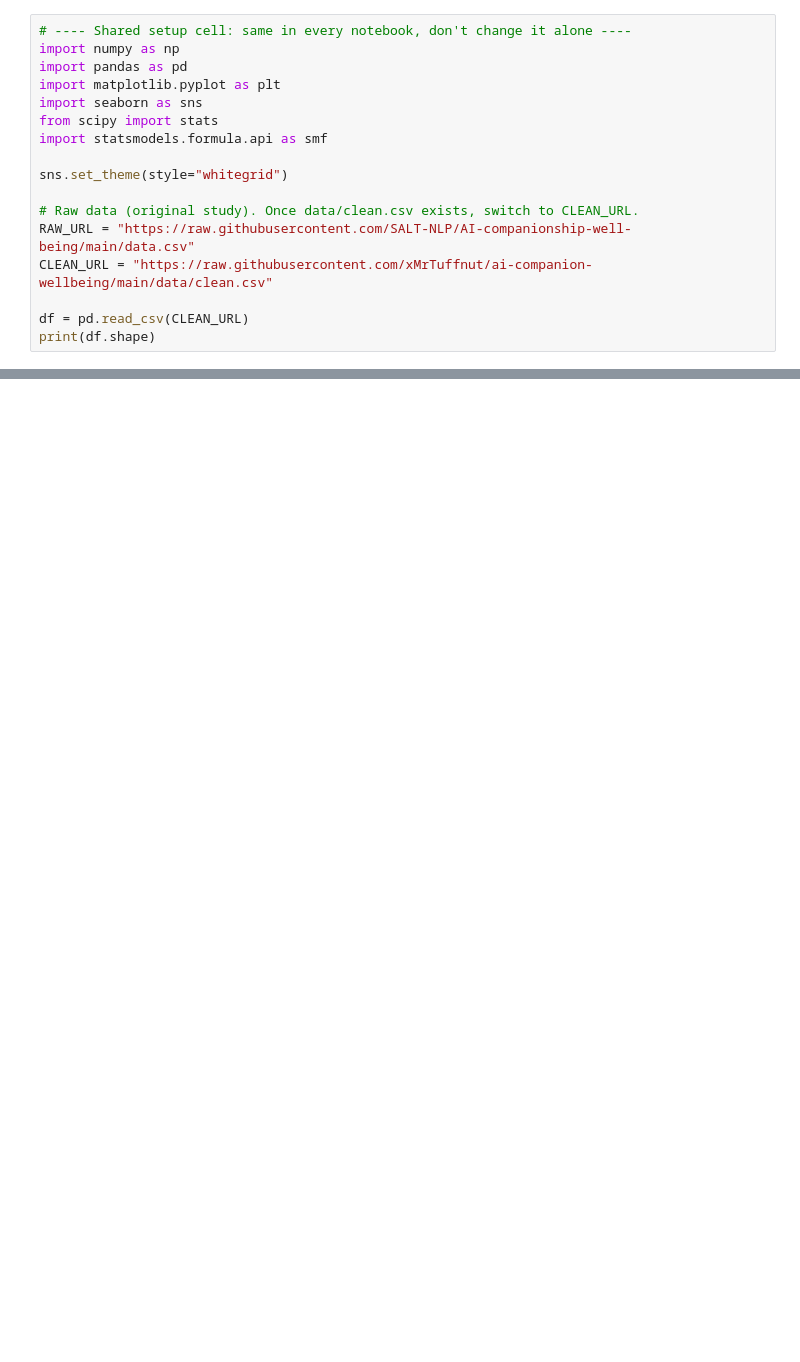
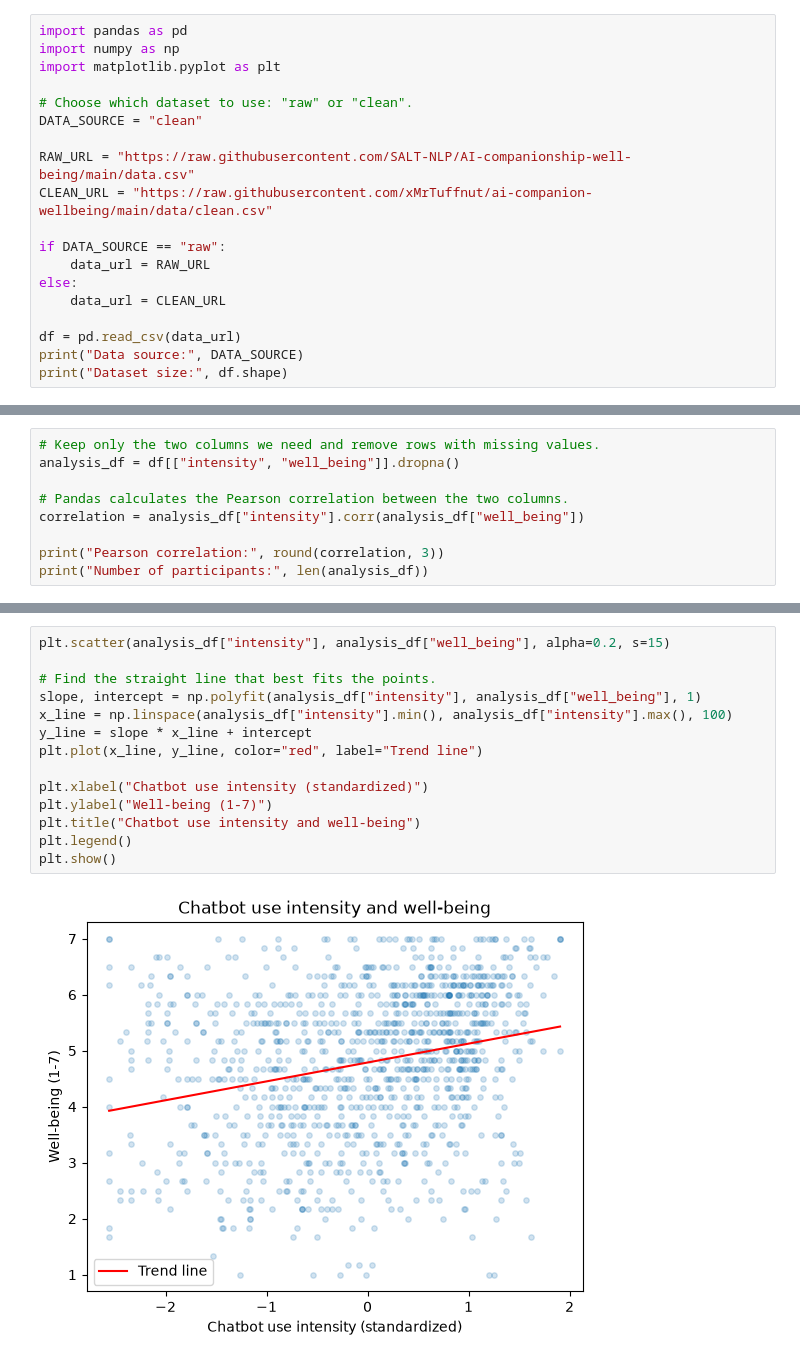
Before and after one commit to xMrTuffnut/ai-companion-wellbeing, a Jupyter notebook: notebooks/03_rq2_intensity.ipynb, the cells around one changed output, grey strips where cells are left out. Cells and saved outputs as stored; diff of their text form; blank space fills up the shorter version.

```diff
--- a/notebooks/03_rq2_intensity.ipynb
+++ b/notebooks/03_rq2_intensity.ipynb
@@ -8,18 +8,20 @@ Rules: only the owner edits this notebook. Before saving to GitHub: *Runtime →
 # %%
-# ---- Shared setup cell: same in every notebook, don't change it alone ----
+import pandas as pd
 import numpy as np
-import pandas as pd
 import matplotlib.pyplot as plt
-import seaborn as sns
-from scipy import stats
-import statsmodels.formula.api as smf
 
-sns.set_theme(style="whitegrid")
+# Choose which dataset to use: "raw" or "clean".
+DATA_SOURCE = "clean"
 
-# Raw data (original study). Once data/clean.csv exists, switch to CLEAN_URL.
 RAW_URL = "https://raw.githubusercontent.com/SALT-NLP/AI-companionship-well-being/main/data.csv"
 CLEAN_URL = "https://raw.githubusercontent.com/xMrTuffnut/ai-companion-wellbeing/main/data/clean.csv"
 
-df = pd.read_csv(CLEAN_URL)
-print(df.shape)
+if DATA_SOURCE == "raw":
+    data_url = RAW_URL
+else:
+    data_url = CLEAN_URL
+
+df = pd.read_csv(data_url)
+print("Data source:", DATA_SOURCE)
+print("Dataset size:", df.shape)
 # %% [output]
@@ -88,0 +36,9 @@ Other use: n = 997, r = 0.30, p = 0.0000
+# %%
+# Keep only the two columns we need and remove rows with missing values.
+analysis_df = df[["intensity", "well_being"]].dropna()
+
+# Pandas calculates the Pearson correlation between the two columns.
+correlation = analysis_df["intensity"].corr(analysis_df["well_being"])
+
+print("Pearson correlation:", round(correlation, 3))
+print("Number of participants:", len(analysis_df))
@@ -88,0 +50,16 @@ Other use: n = 997, r = 0.30, p = 0.0000
+# %%
+plt.scatter(analysis_df["intensity"], analysis_df["well_being"], alpha=0.2, s=15)
+
+# Find the straight line that best fits the points.
+slope, intercept = np.polyfit(analysis_df["intensity"], analysis_df["well_being"], 1)
+x_line = np.linspace(analysis_df["intensity"].min(), analysis_df["intensity"].max(), 100)
+y_line = slope * x_line + intercept
+plt.plot(x_line, y_line, color="red", label="Trend line")
+
+plt.xlabel("Chatbot use intensity (standardized)")
+plt.ylabel("Well-being (1-7)")
+plt.title("Chatbot use intensity and well-being")
+plt.legend()
+plt.show()
+# %% [output]
+[figure, added]
```
Also changed, not shown: parts of 17 cells of this notebook, 1 other file.
